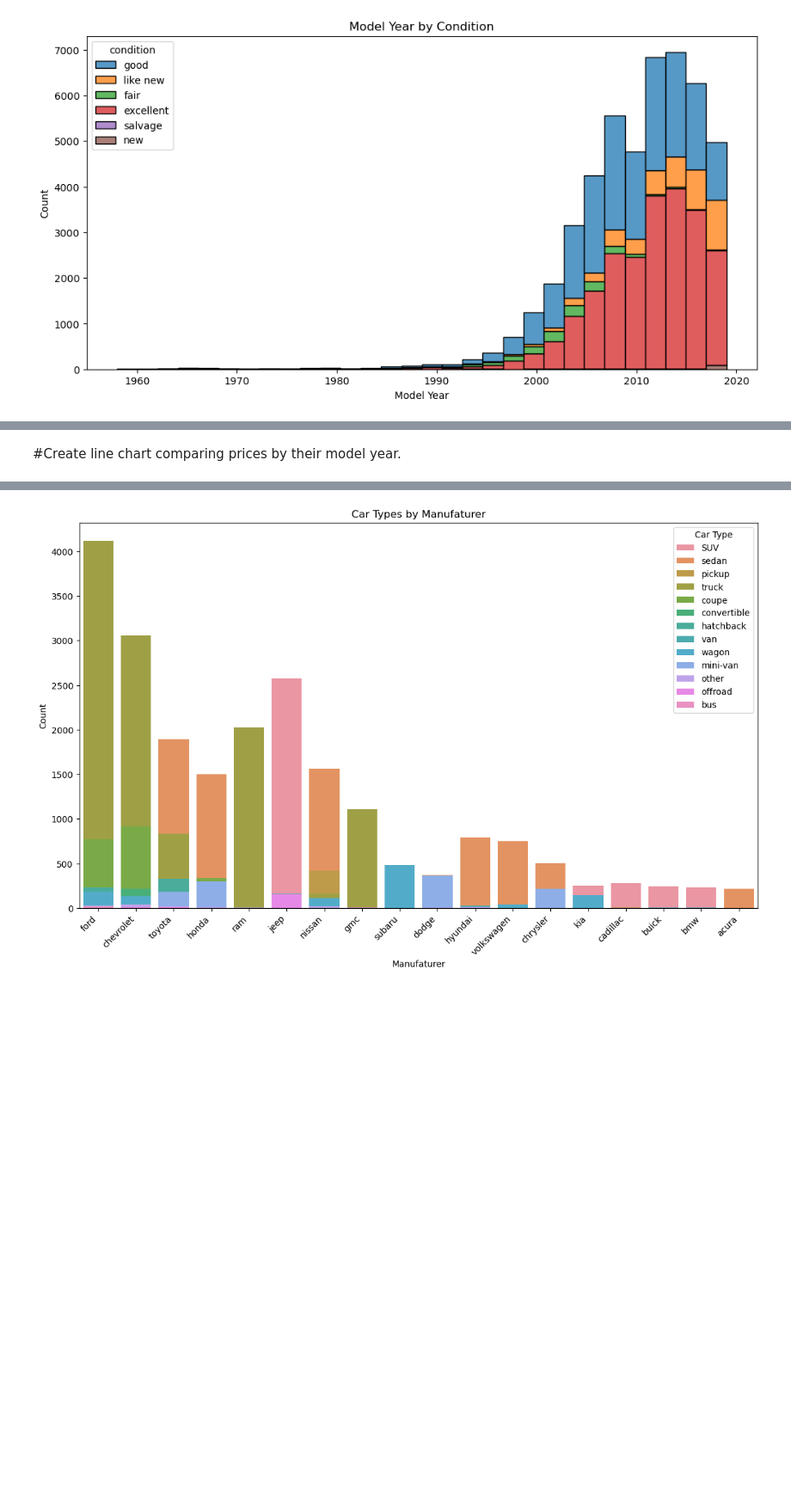
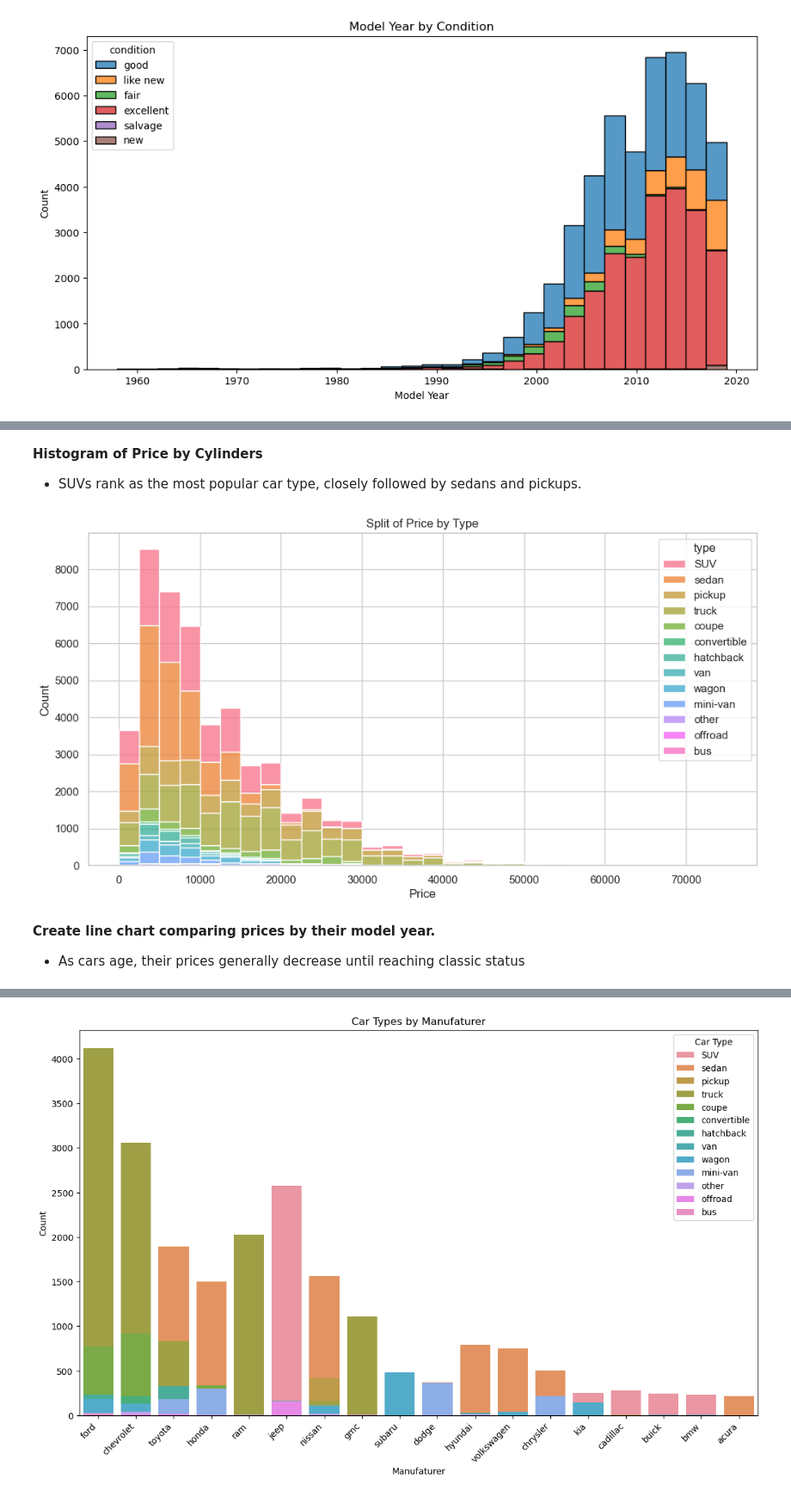
Before and after one commit to djworthy/sprint_4, a Jupyter notebook: notebooks/EDA.ipynb, the cells around one changed output, grey strips where cells are left out. Shown at 86% size. Cells and saved outputs as stored; diff of their text form; code cells hidden in the pictures; blank space fills up the shorter version.

```diff
--- a/notebooks/EDA.ipynb
+++ b/notebooks/EDA.ipynb
@@ -231,5 +299,20 @@ plt.show()
+# %% [markdown]
+**Histogram of Price by Cylinders**
+
+- SUVs rank as the most popular car type, closely followed by sedans and pickups.
+# %%
+plt.figure(figsize=(12, 6))
+sns.histplot(data=vehicles_df, x='price', hue='type', multiple='stack', bins=30)
+plt.title('Split of Price by Type')
+plt.xlabel('Price')
+plt.ylabel('Count')
+plt.show()
+# %% [output]
+[figure, added]
 # %% [markdown]
-#Create line chart comparing prices by their model year.
+**Create line chart comparing prices by their model year.**
+
+- As cars age, their prices generally decrease until reaching classic status
 # %%
 plt.figure(figsize=(12, 6))
 sns.lineplot(data=vehicles_df, x='model_year', y='price')
```
Also changed, not shown: parts of 12 cells of this notebook, 1 other file.
